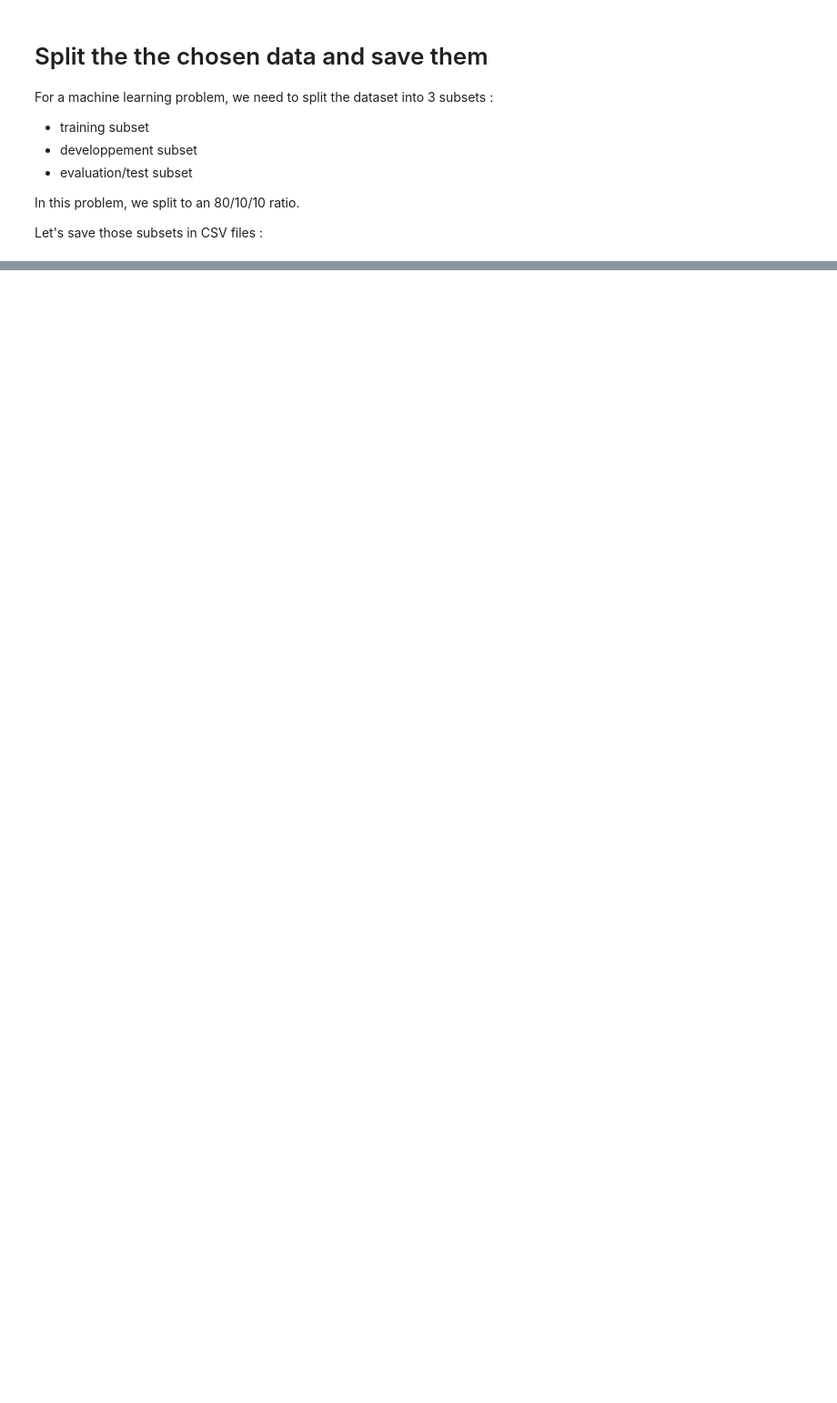
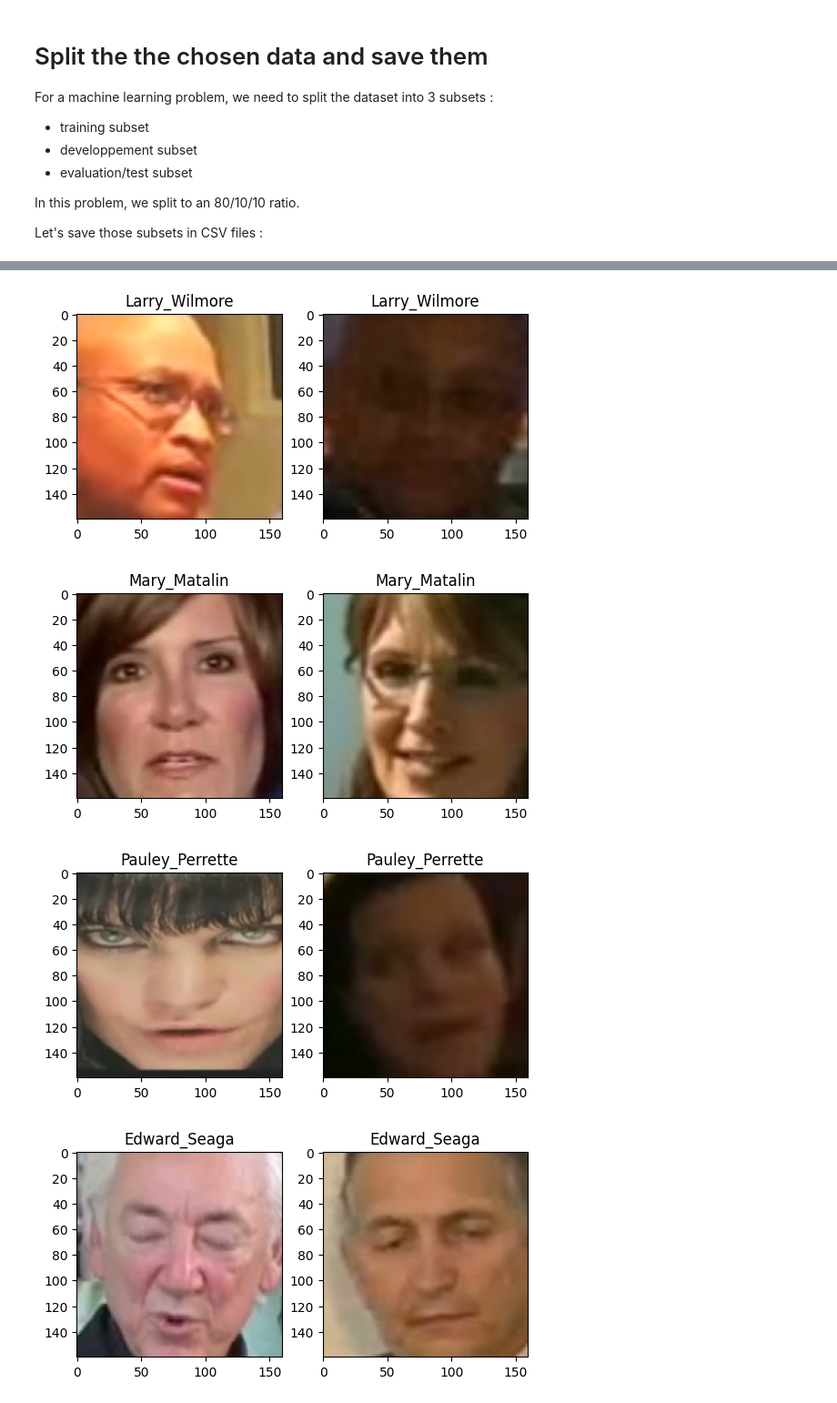
Before and after one commit to aperquin/Face-Verification, a Jupyter notebook: data_analysis.ipynb, the cells around one changed output, grey strips where cells are left out. Shown at 91% size. Drawn from its saved outputs; the diff is of its cells as text; code cells hidden in the pictures; blank space fills up the shorter version.

```diff
--- a/data_analysis.ipynb
+++ b/data_analysis.ipynb
@@ -332,0 +405,32 @@ df_dev.to_csv(output_folderpath / "dev_metadata.csv", index=None)
+# %%
+# Compute predicted labels on the test set
+import pickle
+from scipy.spatial.distance import cosine as cosine_distance
+
+with Path(output_folderpath / "svm_classifier.pkl").open('rb') as opened_file:
+    classifier = pickle.load(opened_file)
+
+pred_labels = []
+gt_labels = []
+imgs_1 = []
+imgs_2 = []
+names_1 = []
+names_2 = []
+for index_batch, batch in enumerate(test_dataloader):
+    batch_img1, batch_img2, batch_label, batch_metadata = batch
+
+    # Embeddings prediction
+    embeddings_img_1 = resnet(fixed_image_standardization(batch_img1)).detach().numpy()
+    embeddings_img_2 = resnet(fixed_image_standardization(batch_img2)).detach().numpy()
+
+    # "Same"/"Different" label prediction
+    cosine_dists = np.array([cosine_distance(embedding_1, embeddings_2) for embedding_1, embeddings_2 in zip(embeddings_img_1, embeddings_img_2)]).reshape(-1, 1)
+    pred_labels.extend(classifier.predict(cosine_dists))
+
+    gt_labels.extend(batch_label.numpy())
+    imgs_1.extend(batch_img1)
+    imgs_2.extend(batch_img2)
+    names_1.extend(batch_metadata["subject_name_1"])
+    names_2.extend(batch_metadata["subject_name_2"])
+
+results_df = pd.DataFrame.from_dict({"pred_label":pred_labels, "gt_label":gt_labels, "name_1":names_1, "name_2":names_2})
@@ -332,0 +455,18 @@ df_dev.to_csv(output_folderpath / "dev_metadata.csv", index=None)
+# %%
+def print_pairs(df):
+    for fn_index, row in df.iterrows():
+        f, axarr = plt.subplots(1, 2)
+        axarr[0].imshow(imgs_1[fn_index].permute(1,2,0)) # Channel needs to be last
+        axarr[0].title.set_text(row["name_1"])
+        axarr[1].imshow(imgs_2[fn_index].permute(1,2,0))
+        axarr[1].title.set_text(row["name_2"])
+        plt.show()
+# %%
+# Print ALL false negative pairs
+false_negatives = results_df[(results_df["gt_label"] == 1) & (results_df["pred_label"] == 0)]
+print_pairs(false_negatives)
+# %% [output]
+[figure, added]
+[figure, added]
+[figure, added]
+[figure, added]
```
Also changed, not shown: parts of 14 cells of this notebook, 1 other file.
